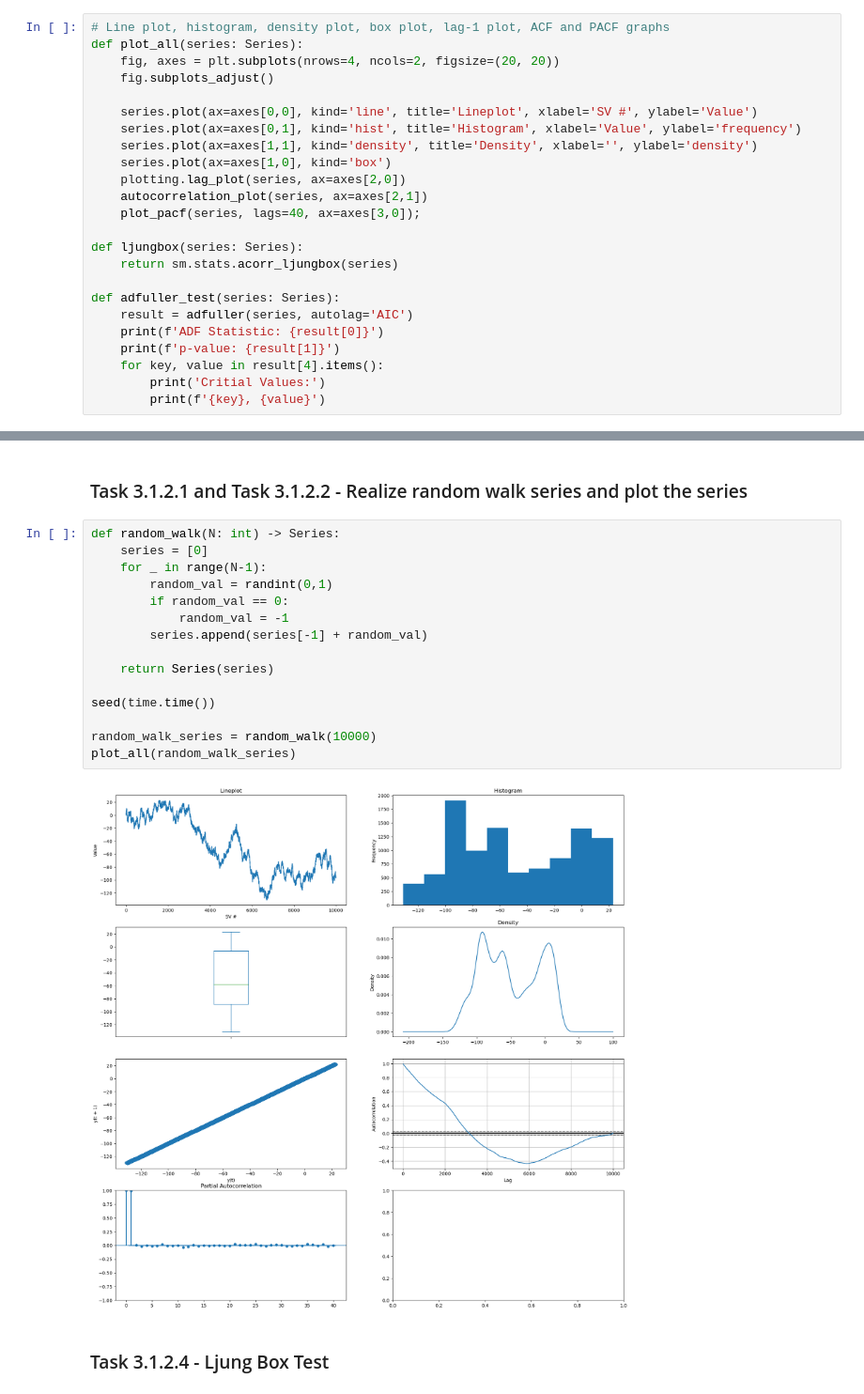
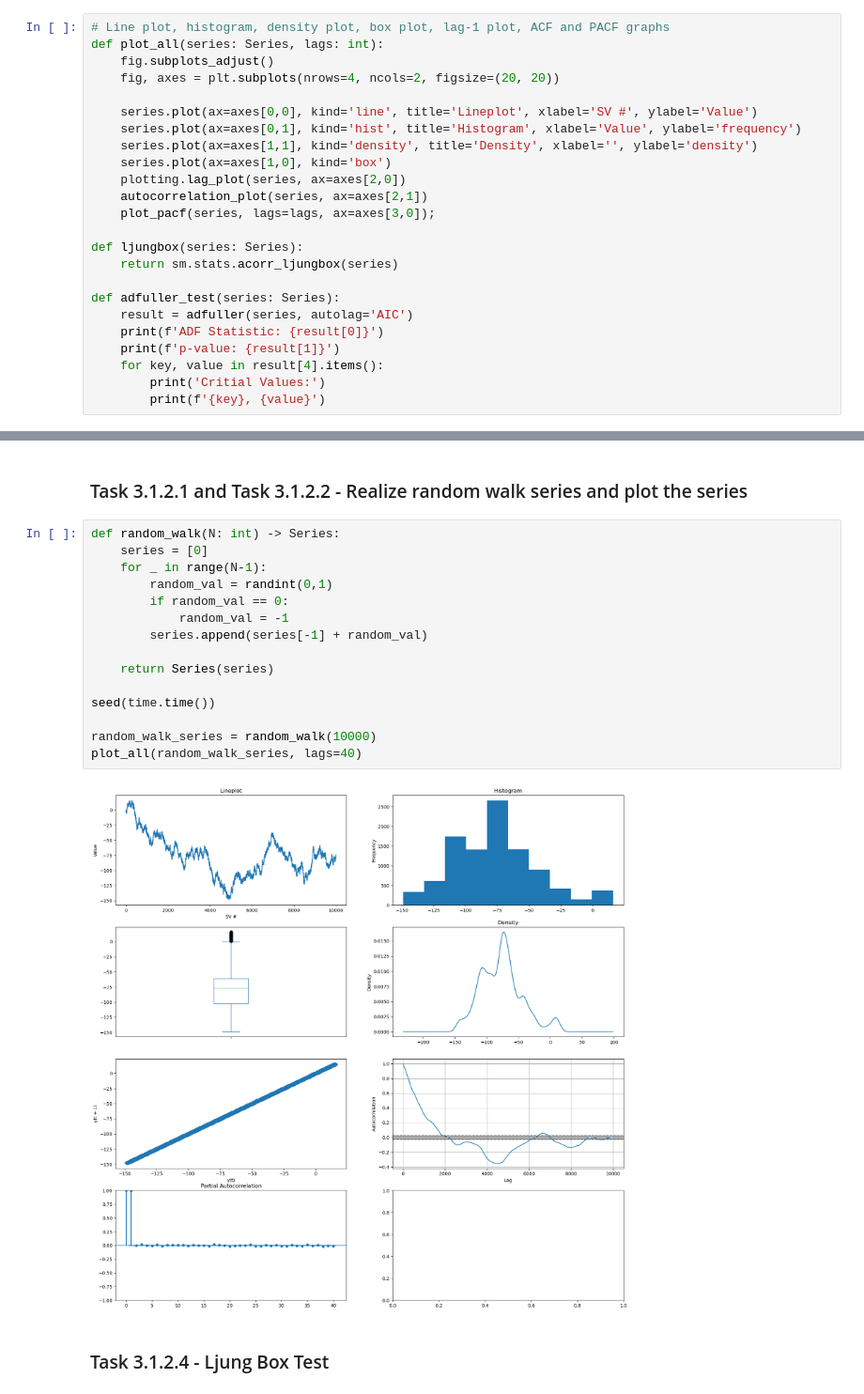
Before and after one commit to JoshSadiq/IL2233, a Jupyter notebook: 1-lab/1-lab.ipynb, the cells around one changed output, grey strips where cells are left out. Shown at 94% size. Cells and saved outputs as stored; diff of their text form.

```diff
--- a/1-lab/1-lab.ipynb
+++ b/1-lab/1-lab.ipynb
@@ -21,9 +22,9 @@ from math import sqrt
 ### 1.1.1
 # %%
 # Line plot, histogram, density plot, box plot, lag-1 plot, ACF and PACF graphs
-def plot_all(series: Series):
+def plot_all(series: Series, lags: int):
+    fig.subplots_adjust()
     fig, axes = plt.subplots(nrows=4, ncols=2, figsize=(20, 20))
-    fig.subplots_adjust()
 
     series.plot(ax=axes[0,0], kind='line', title='Lineplot', xlabel='SV #', ylabel='Value')
     series.plot(ax=axes[0,1], kind='hist', title='Histogram', xlabel='Value', ylabel='frequency')
@@ -31,7 +32,7 @@ def plot_all(series: Series):
     series.plot(ax=axes[1,0], kind='box')
     plotting.lag_plot(series, ax=axes[2,0])
     autocorrelation_plot(series, ax=axes[2,1])
-    plot_pacf(series, lags=40, ax=axes[3,0]);
+    plot_pacf(series, lags=lags, ax=axes[3,0]);
 
 def ljungbox(series: Series):
     return sm.stats.acorr_ljungbox(series)
@@ -115,20 +116,20 @@ Critial Values:
 # %%
 def random_walk(N: int) -> Series:
     series = [0]
     for _ in range(N-1):
         random_val = randint(0,1)
         if random_val == 0:
             random_val = -1
         series.append(series[-1] + random_val)
 
     return Series(series)
 
 seed(time.time())
 
 random_walk_series = random_walk(10000)
-plot_all(random_walk_series)
+plot_all(random_walk_series, lags=40)
 # %% [output]
-[figure, old version]
+[figure, new version]
 # %% [markdown]
 ### Task 3.1.2.4 - Ljung Box Test
 # %% [markdown]
```
Also changed, not shown: parts of 16 cells of this notebook, 1 other file.
